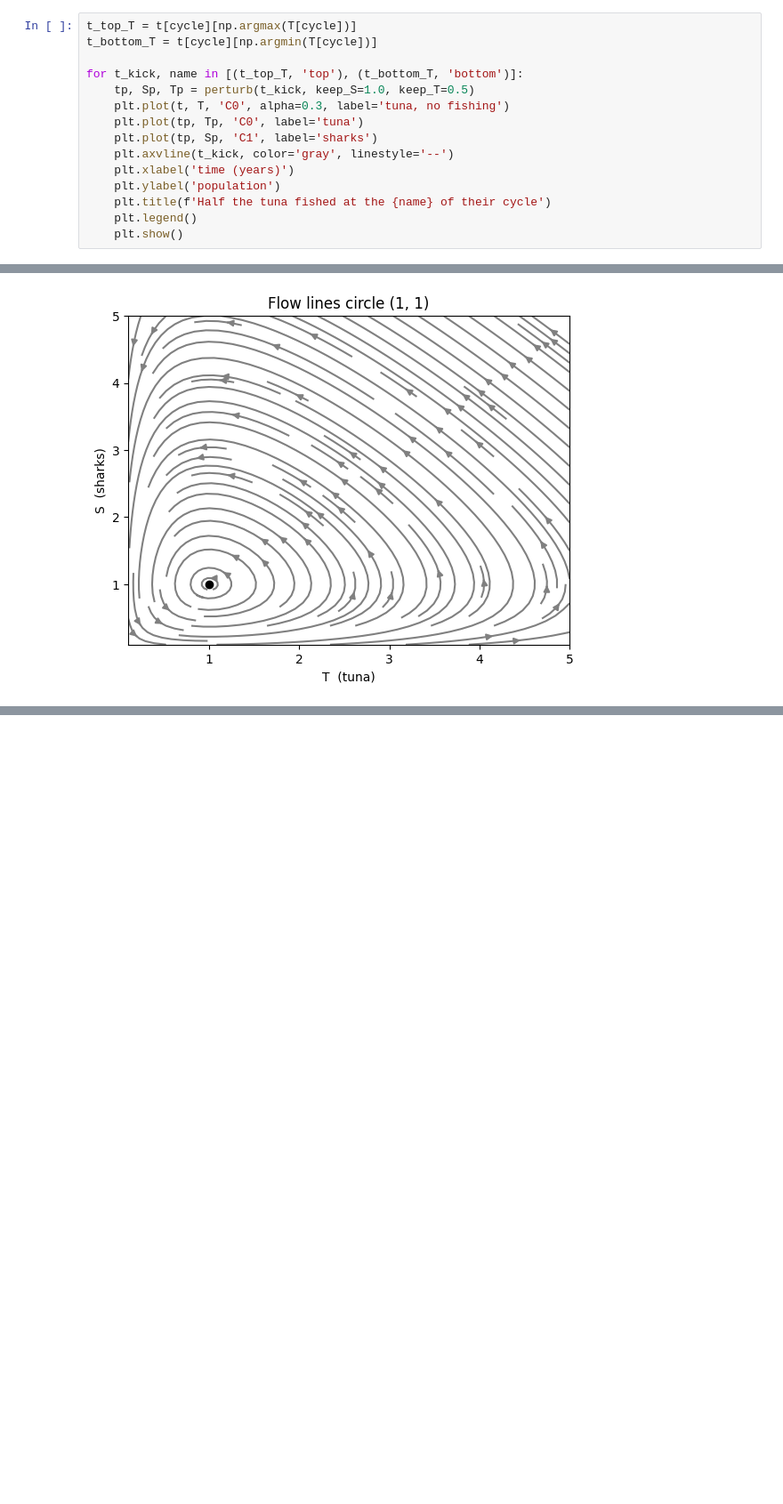
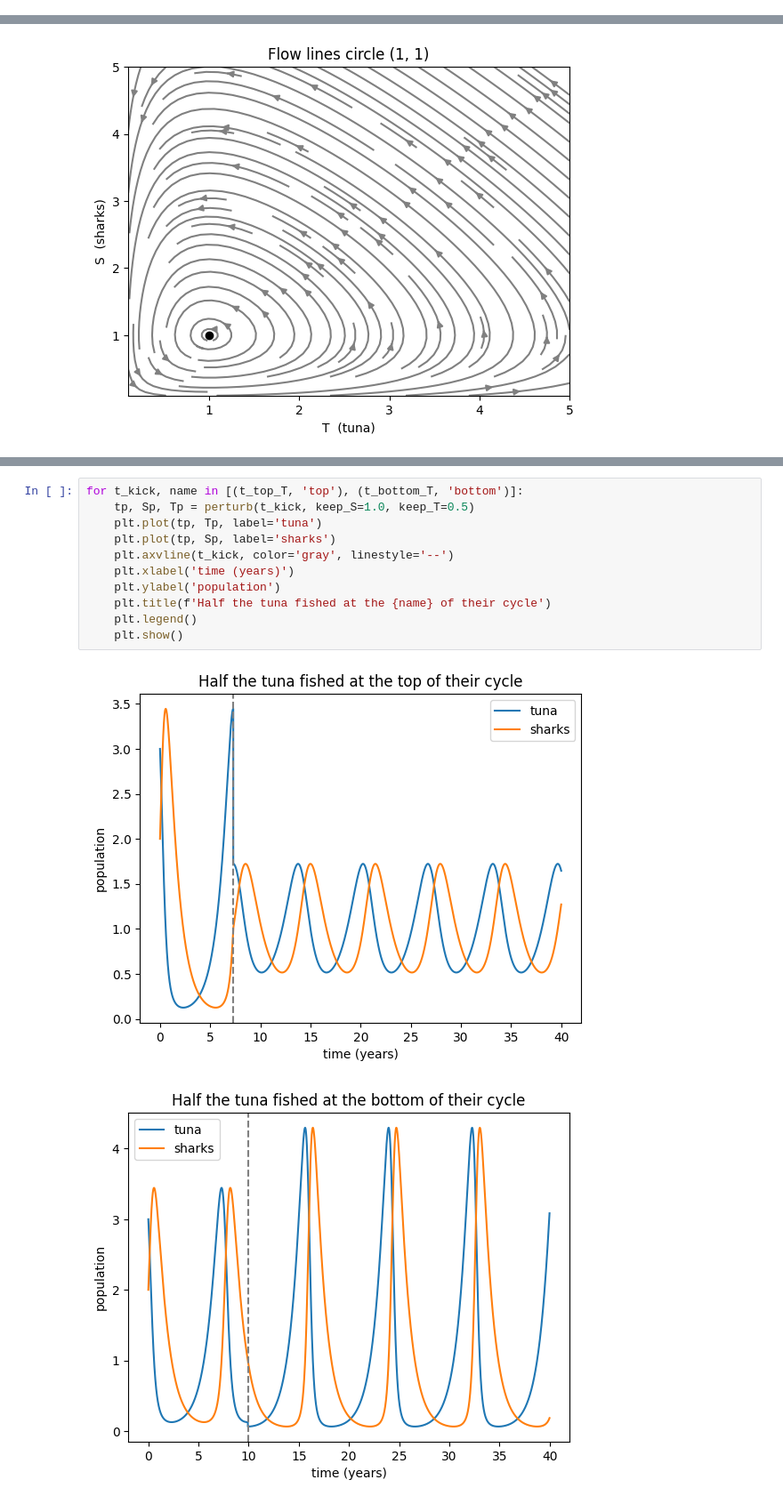
Before and after one commit to jbrown54-oss/Population-Dynamics, a Jupyter notebook: notebooks/shark-tuna-model.ipynb, the cells around one changed output, grey strips where cells are left out. Shown at 89% size. Saved outputs shown, nothing was run; the diff lists cells and outputs as text; blank space fills up the shorter version.

```diff
--- a/notebooks/shark-tuna-model.ipynb
+++ b/notebooks/shark-tuna-model.ipynb
@@ -160,15 +144,0 @@ Again at the top and the bottom of the tuna cycle.
-# %%
-t_top_T = t[cycle][np.argmax(T[cycle])]
-t_bottom_T = t[cycle][np.argmin(T[cycle])]
-
-for t_kick, name in [(t_top_T, 'top'), (t_bottom_T, 'bottom')]:
-    tp, Sp, Tp = perturb(t_kick, keep_S=1.0, keep_T=0.5)
-    plt.plot(t, T, 'C0', alpha=0.3, label='tuna, no fishing')
-    plt.plot(tp, Tp, 'C0', label='tuna')
-    plt.plot(tp, Sp, 'C1', label='sharks')
-    plt.axvline(t_kick, color='gray', linestyle='--')
-    plt.xlabel('time (years)')
-    plt.ylabel('population')
-    plt.title(f'Half the tuna fished at the {name} of their cycle')
-    plt.legend()
-    plt.show()
@@ -231 +189,15 @@ plt.show()
+# %%
+for t_kick, name in [(t_top_T, 'top'), (t_bottom_T, 'bottom')]:
+    tp, Sp, Tp = perturb(t_kick, keep_S=1.0, keep_T=0.5)
+    plt.plot(tp, Tp, label='tuna')
+    plt.plot(tp, Sp, label='sharks')
+    plt.axvline(t_kick, color='gray', linestyle='--')
+    plt.xlabel('time (years)')
+    plt.ylabel('population')
+    plt.title(f'Half the tuna fished at the {name} of their cycle')
+    plt.legend()
+    plt.show()
+# %% [output]
+[figure, new version]
+[figure, new version]
 # %% [markdown]
```
Also changed, not shown: parts of 22 cells of this notebook.
